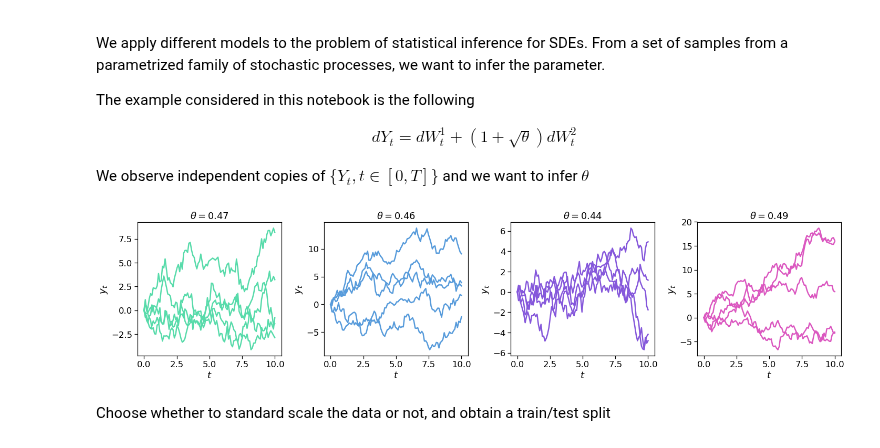
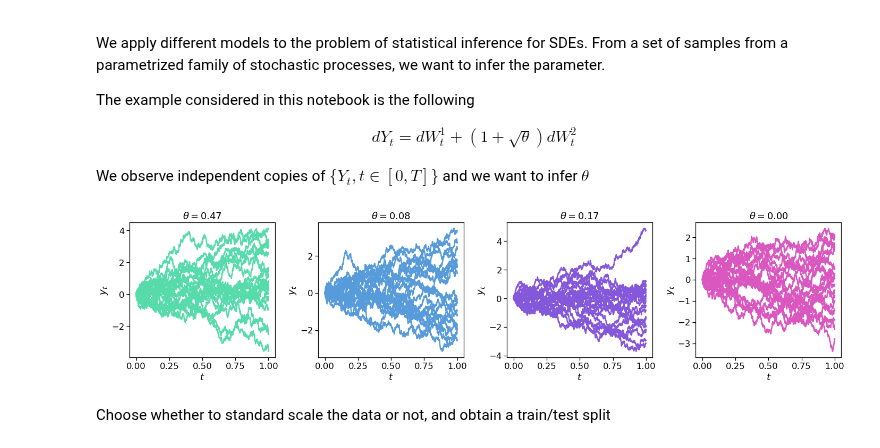
Before and after one commit to maudl3116/Distribution_Regression_Streams, a Jupyter notebook: SDE_Experiments.ipynb, the cells around one changed output. Saved outputs shown, nothing was run; the diff lists cells and outputs as text; code cells hidden in the pictures.

```diff
--- a/SDE_Experiments.ipynb
+++ b/SDE_Experiments.ipynb
@@ -30,18 +30,18 @@ We observe independent copies of $\{Y_t,t\in[0,T]\}$ and we want to infer $\thet
 # %%
 reload(SDE)
 
-t_span=np.linspace(0,10,100)
+t_span=np.linspace(0,1,1000)
 spec_param={'theta_1':[0,0.5],'Y0':[0.,0.]}
 
-example = SDE.sde(N_bags=75,N_items=15,t_span=t_span,spec_param=spec_param)
+example = SDE.sde(N_bags=75,N_items=100,t_span=t_span,spec_param=spec_param)
 
 # generate data and get the labels
 example.generate_data()
 example.get_param()
 # %%
-example.plot()
+example.plot(N_items=20)
 # %% [output]
-[figure, old version]
+[figure, new version]
 # %% [markdown]
 Choose whether to standard scale the data or not, and obtain a train/test split
 # %%
```
Also changed, not shown: parts of 1 cell of this notebook, 7 other files.
